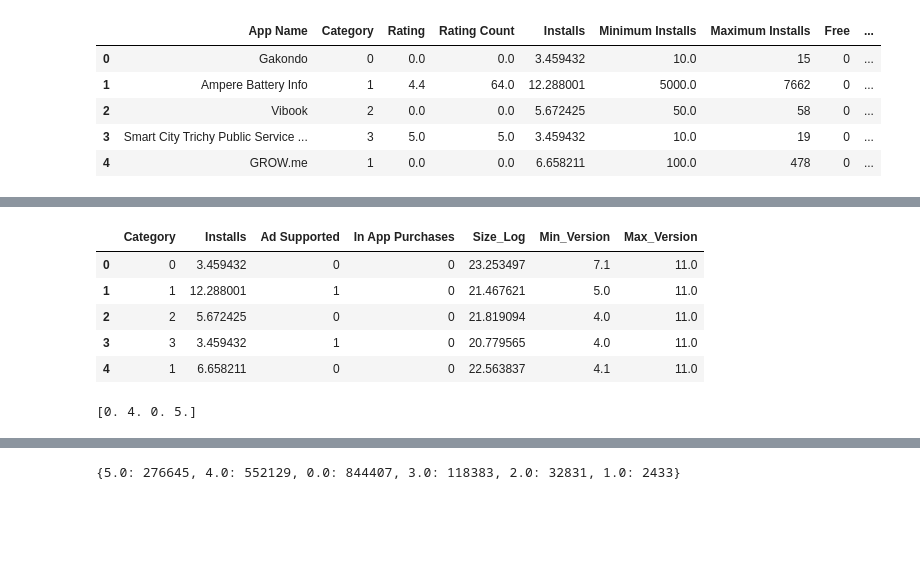
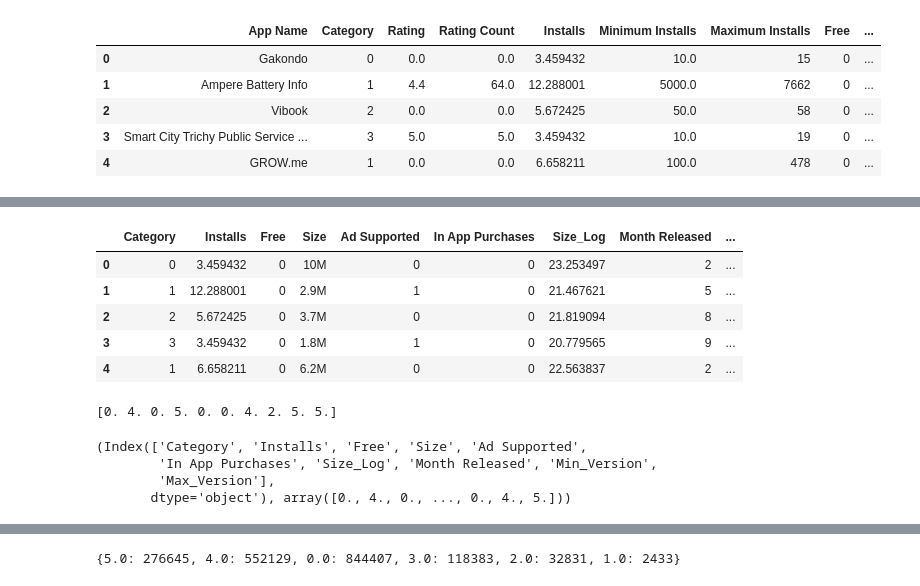
Before and after one commit to mv30/cmpe_255_group_project, a Jupyter notebook: PreProcess_RandomForest.ipynb, the cells around one changed output, grey strips where cells are left out. Saved outputs shown, nothing was run; the diff lists cells and outputs as text; code cells hidden in the pictures; blank space fills up the shorter version.

```diff
--- a/PreProcess_RandomForest.ipynb
+++ b/PreProcess_RandomForest.ipynb
@@ -46,5 +68,5 @@ app_data.shape
 # %%
-app_data.drop(['App Id', 'Currency', 'Developer Id', 'Developer Website', 'Developer Email', 'Privacy Policy', 'Editors Choice', 'Scraped Time'], axis=1, inplace=True)
+app_data.drop(['App Id', 'Currency', 'Developer Id', 'Developer Website', 'Developer Email', 'Privacy Policy', 'Editors Choice', 'Scraped Time','Price'], axis=1, inplace=True)
 app_data.head()
 # %% [output]
 |  | App Name | Category | Rating | Rating Count | Installs | Minimum Installs | Maximum Installs | Free | ... |
@@ -80,4 +101,4 @@ app_data.shape
 # %%
-app_data.dropna(subset=['Rating', 'Rating Count', 'Installs', 'Size', 'Minimum Android'], inplace=True)
+app_data.dropna(subset=['Rating', 'Rating Count', 'Installs', 'Size', 'Minimum Android','Released'], inplace=True)
 app_data.shape
 # %% [output]
@@ -143,3 +164,19 @@ def get_app_size( size_str):
 # %%
 app_data.Size = app_data.Size.str.replace(',','')
 app_data['Size_Log'] = app_data.apply( lambda row: get_app_size(row.Size), axis = 1)
+# %%
+def processDate(df, columnName):
+    # global df
+    df_processed =  pd.to_datetime(df[columnName], format='%b %d, %Y')
+    df_processed = pd.DataFrame(df_processed)
+
+    df_processed['year'] =  df_processed[columnName].dt.year.astype('Int64')
+    df_processed['month'] = df_processed[columnName].dt.month.astype('Int64')
+
+    df['Year '+columnName]=df_processed['year']
+    df['Month '+columnName]=df_processed['month']
+    df=df.drop([columnName], axis = 1)
+    return df
+# %%
+app_data=processDate(app_data, 'Released')
+app_data=processDate(app_data, 'Last Updated')
@@ -201,16 +255,23 @@ app_data['Content Rating'].value_counts()
 Name: Content Rating, dtype: int64
 # %%
-X = app_data.drop(['App Name', 'Size', 'Content Rating', 'Minimum Android','Rating', 'Rating Count', 'Minimum Installs', 'Maximum Installs', 'Price', 'Released', 'Last Updated', 'Free'], axis=1)
+X = app_data.drop(['App Name', 'Content Rating', 'Minimum Android','Rating', 'Rating Count', 'Minimum Installs', 'Maximum Installs', 'Year Released', 'Year Last Updated','Month Last Updated'], axis=1)
 X.head()
 # %% [output]
-|  | Category | Installs | Ad Supported | In App Purchases | Size_Log | Min_Version | Max_Version |
-| 0 | 0 | 3.459432 | 0 | 0 | 23.253497 | 7.1 | 11.0 |
-| 1 | 1 | 12.288001 | 1 | 0 | 21.467621 | 5.0 | 11.0 |
-| 2 | 2 | 5.672425 | 0 | 0 | 21.819094 | 4.0 | 11.0 |
-| 3 | 3 | 3.459432 | 1 | 0 | 20.779565 | 4.0 | 11.0 |
-| 4 | 1 | 6.658211 | 0 | 0 | 22.563837 | 4.1 | 11.0 |
+|  | Category | Installs | Free | Size | Ad Supported | In App Purchases | Size_Log | Month Released | ... |
+| 0 | 0 | 3.459432 | 0 | 10M | 0 | 0 | 23.253497 | 2 | ... |
+| 1 | 1 | 12.288001 | 0 | 2.9M | 1 | 0 | 21.467621 | 5 | ... |
+| 2 | 2 | 5.672425 | 0 | 3.7M | 0 | 0 | 21.819094 | 8 | ... |
+| 3 | 3 | 3.459432 | 0 | 1.8M | 1 | 0 | 20.779565 | 9 | ... |
+| 4 | 1 | 6.658211 | 0 | 6.2M | 0 | 0 | 22.563837 | 2 | ... |
 # %%
 y = app_data['Rating'].values.round()
-print(y[0:4])
+print(y[0:10])
 # %% [output]
-[0. 4. 0. 5.]
+[0. 4. 0. 5. 0. 0. 4. 2. 5. 5.]
+# %%
+X.columns,y
+# %% [output]
+(Index(['Category', 'Installs', 'Free', 'Size', 'Ad Supported',
+        'In App Purchases', 'Size_Log', 'Month Released', 'Min_Version',
+        'Max_Version'],
+       dtype='object'), array([0., 4., 0., ..., 0., 4., 5.]))
```
Also changed, not shown: parts of 20 cells of this notebook.
